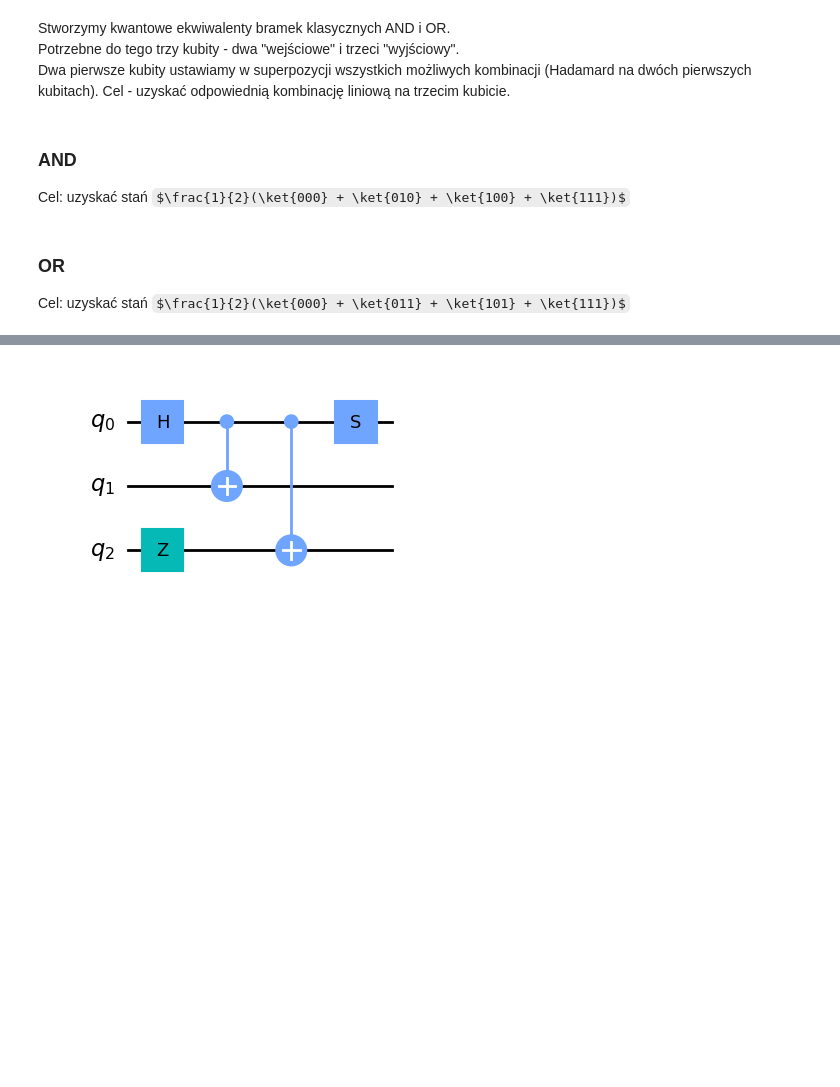
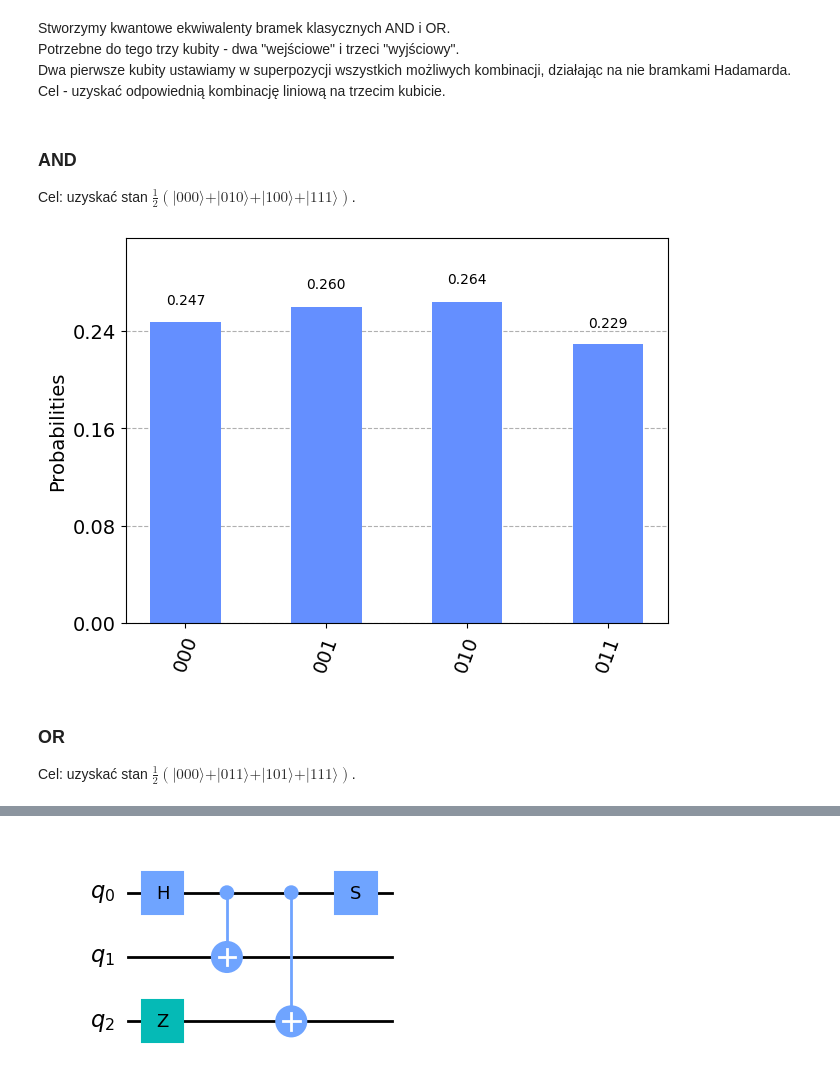
Before and after one commit to m-kosik/algorytmy-kwantowe, a Jupyter notebook: 04_bramki_logiczne_AND_OR.ipynb, the cells around one changed output, grey strips where cells are left out. Drawn from its saved outputs; the diff is of its cells as text; code cells hidden in the pictures; some formulas as TeX source; blank space fills up the shorter version.

```diff
--- a/04_bramki_logiczne_AND_OR.ipynb
+++ b/04_bramki_logiczne_AND_OR.ipynb
@@ -6,10 +5,29 @@ import matplotlib.pyplot as plt
 # %% [markdown]
 Stworzymy kwantowe ekwiwalenty bramek klasycznych AND i OR.
 Potrzebne do tego trzy kubity - dwa "wejściowe" i trzeci "wyjściowy".
-Dwa pierwsze kubity ustawiamy w superpozycji wszystkich możliwych kombinacji (Hadamard na dwóch pierwszych kubitach). Cel - uzyskać odpowiednią kombinację liniową na trzecim kubicie.
+Dwa pierwsze kubity ustawiamy w superpozycji wszystkich możliwych kombinacji, działając na nie bramkami Hadamarda.
+Cel - uzyskać odpowiednią kombinację liniową na trzecim kubicie.
 # %% [markdown]
 ### AND
-Cel: uzyskać stań $\frac{1}{2}(\ket{000} + \ket{010} + \ket{100} + \ket{111})$
+Cel: uzyskać stan $\frac{1}{2}(\vert 000 \rangle + \vert 010 \rangle + \vert 100 \rangle + \vert 111 \rangle)$.
+# %%
+qc = QuantumCircuit(3)
+
+# Stworzenie superpozycji wszystkich kombinacji bitów na kubitach 0 oraz 1
+qc.h(0)
+qc.h(1)
+
+#---- Dodać bramki tutaj
+
+#----
+
+qc.measure_all()
+
+simulator = Aer.get_backend('qasm_simulator')
+result = execute(qc, backend=simulator).result()
+plot_histogram(result.get_counts(qc))
+# %% [output]
+[figure, added]
 # %% [markdown]
 ### OR
-Cel: uzyskać stań $\frac{1}{2}(\ket{000} + \ket{011} + \ket{101} + \ket{111})$
+Cel: uzyskać stan $\frac{1}{2}(\vert 000 \rangle + \vert 011 \rangle + \vert 101 \rangle + \vert 111 \rangle)$.
```
Also changed, not shown: parts of 5 cells of this notebook.
